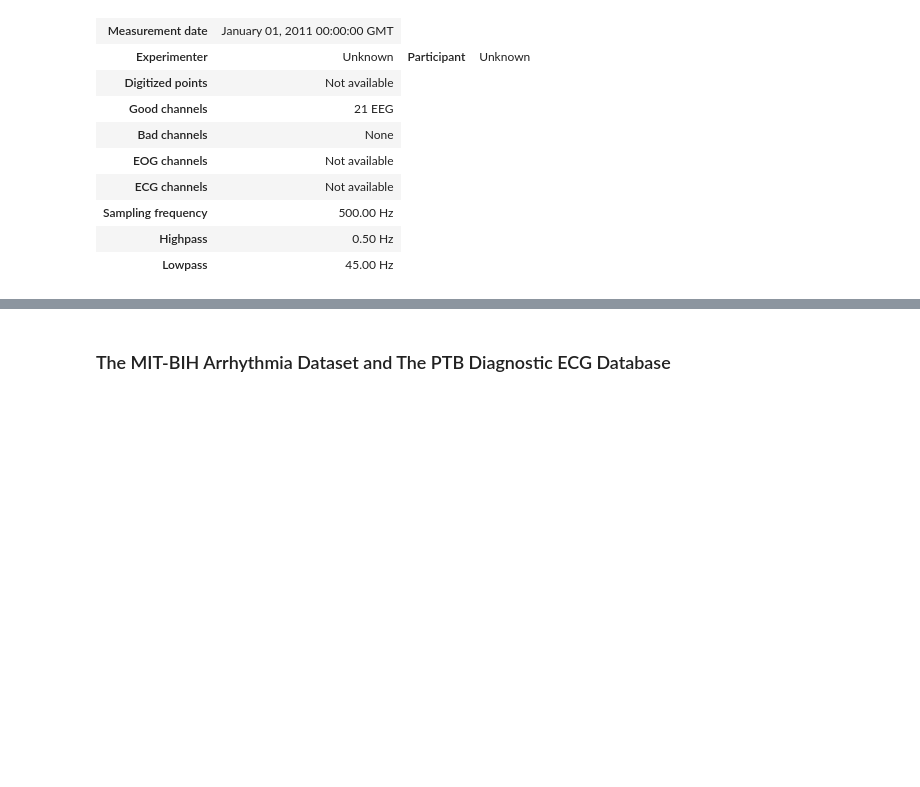
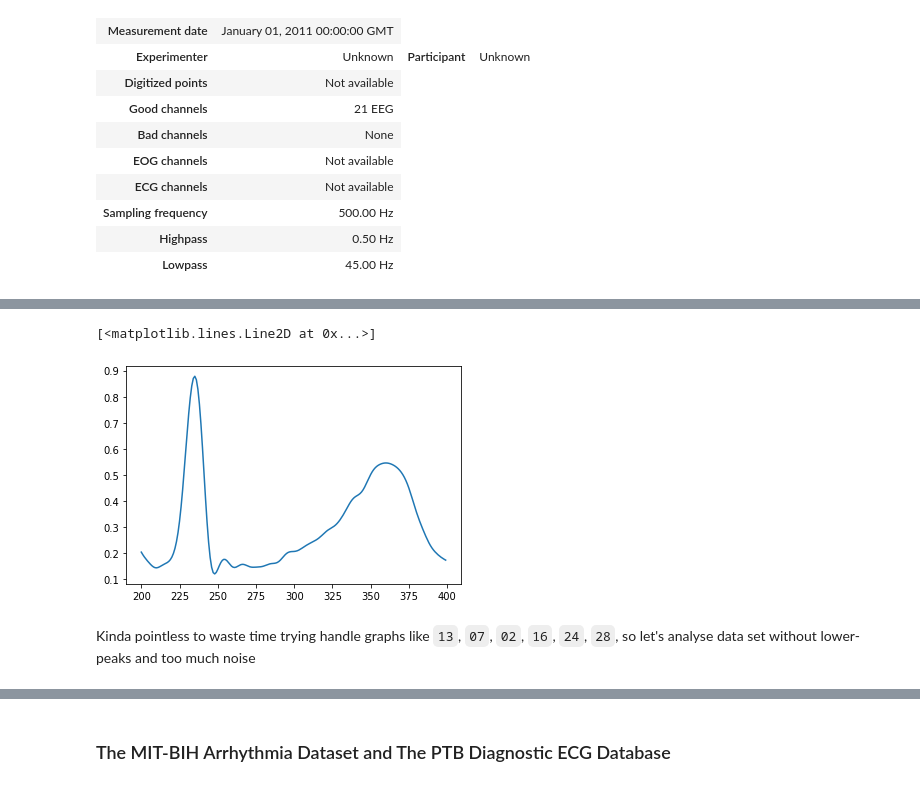
Before and after one commit to hK04/BioTechDaysMIPT2022, a Jupyter notebook: main.ipynb, the cells around one changed output, grey strips where cells are left out. Saved outputs shown, nothing was run; the diff lists cells and outputs as text; code cells hidden in the pictures; blank space fills up the shorter version.

```diff
--- a/main.ipynb
+++ b/main.ipynb
@@ -110,0 +131,7 @@ plt.plot(data_first['ECG ECG'][:1500].to_numpy(), color = 'black')
+# %%
+plt.plot(data_arithmetic['00'][200:400])
+# %% [output]
+[<matplotlib.lines.Line2D at 0x...>]
+[figure, added]
+# %% [markdown]
+Kinda pointless to waste time trying handle graphs like `13`, `07`, `02`, `16`, `24`, `28`, so let's analyse data set without lower-peaks and too much noise
```
Also changed, not shown: parts of 20 cells of this notebook.
